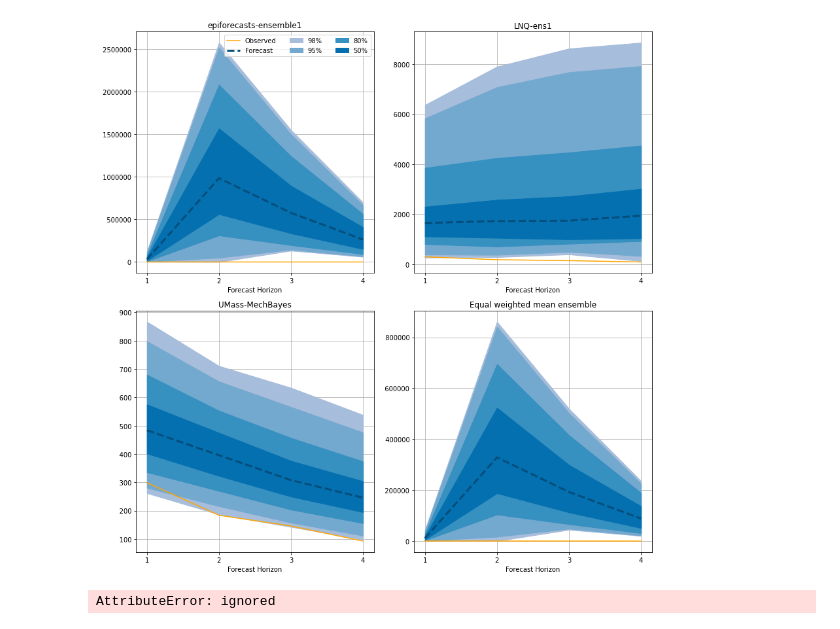
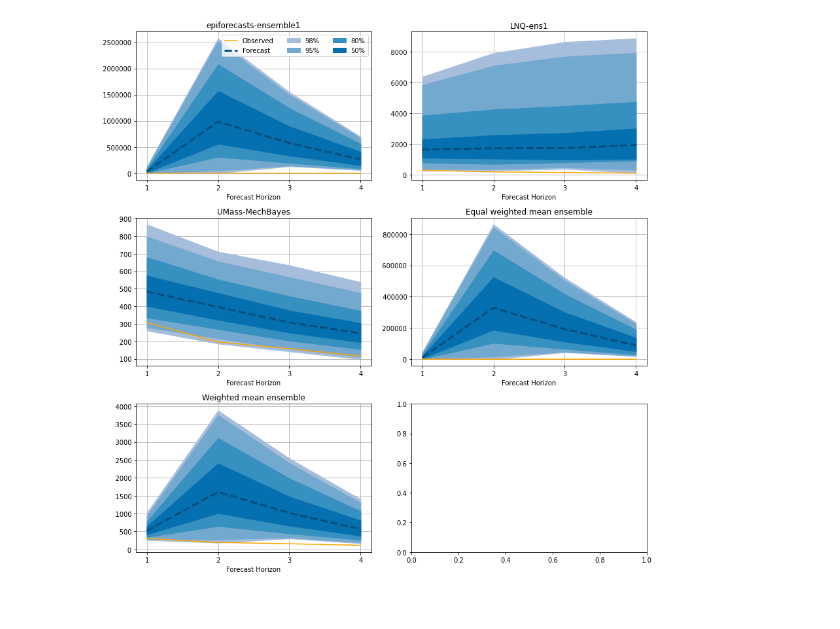
Before and after one commit to reichlab/qenspy, a Jupyter notebook: demo.ipynb, the cells around one changed output. Saved outputs shown, nothing was run; the diff lists cells and outputs as text; code cells hidden in the pictures.

Commit message:
update demo with estimated weighted mean

```diff
--- a/demo.ipynb
+++ b/demo.ipynb
@@ -195,6 +196,13 @@ y_test = test_truth['value'].values
 # illustrate calculation of equal-weighted mean ensemble
 K = len(tau)
 M = len(models)
+
+w_equal = np.full((K, M), 1./M)
+q_equal_mean = qens.MeanQEns().predict(q_test, w={'w': w_equal})
-# %%
-w_equal = np.full((K, M), 1./M)
-q_equal_mean = qens.MeanQEns().predict(q_test, w=w_equal)
+# %%
+# fit a weighted mean ensemble
+tau_groups = np.zeros(len(tau))
+init_param_vec = np.zeros(2)
+
+q_weighted_mean = qens.MeanQEns()
+q_weighted_mean.fit(y_train, q_train, tau, tau_groups, init_param_vec, optim_method="adam", num_iter=1000, learning_rate=0.1, verbose = False)
@@ -201,21 +230,19 @@ q_equal_mean = qens.MeanQEns().predict(q_test, w=w_equal)
+# %%
+# illustrate calculation of unequal-weighted mean ensemble predictions
+q_weighted_mean = qens.MeanQEns().predict(
+    q_test,
+    w=q_weighted_mean.unpack_params(q_weighted_mean.get_param_estimates_vec(), M, tau_groups))
 # %%
 # make a plot
-q_combined = np.concatenate([q_test, q_equal_mean[..., np.newaxis]], axis = 2)
+q_combined = np.concatenate([q_test, q_equal_mean[..., np.newaxis], q_weighted_mean[..., np.newaxis]], axis = 2)
 models_combined = models.copy()
 models_combined.append('Equal weighted mean ensemble')
+models_combined.append('Weighted mean ensemble')
+
+plot_forecasts(
+  q = q_combined,
+  y = y_test,
+  models = models_combined,
+  tau = tau)
+# %% [output]
+[figure, added]
-# %%
-plot_forecasts(
-  q = q_combined,
-  y = y_test,
-  models = models_combined,
-  tau = tau)
-# %% [output]
-[figure, removed]
-# %%
-tau_groups = np.zeros(len(tau))
-init_param_vec = np.zeros(2)
-
-q_weighted_mean = qens.MeanQEns()
-q_weighted_mean.fit(y_train, q_train, tau, tau_groups, init_param_vec, optim_method="adam", num_iter=10000, learning_rate=0.0)
-# %% [output]
-AttributeError: ignored
```
Also changed, not shown: parts of 7 cells of this notebook.
